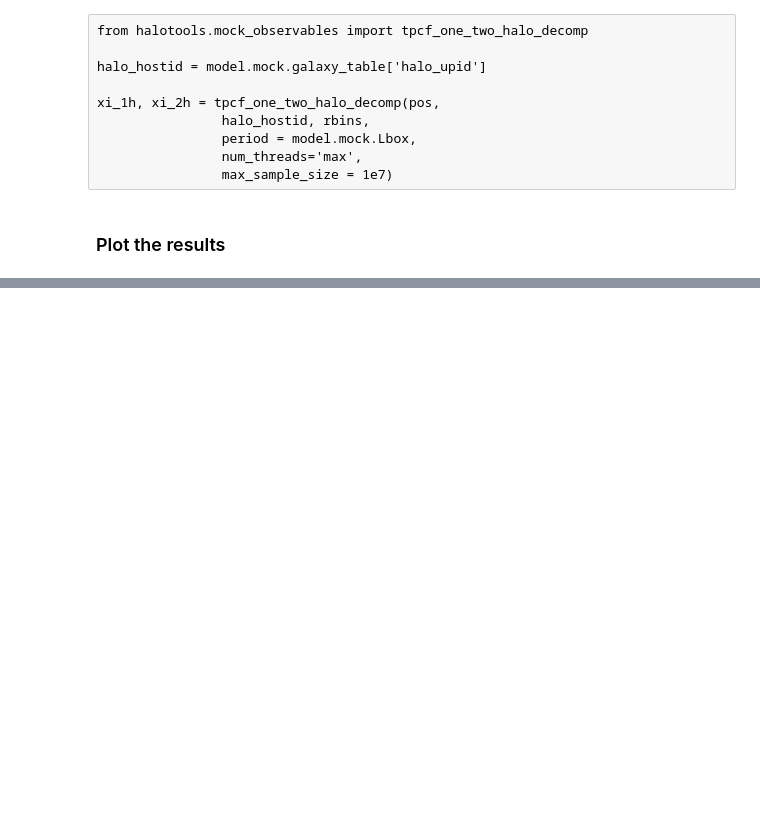
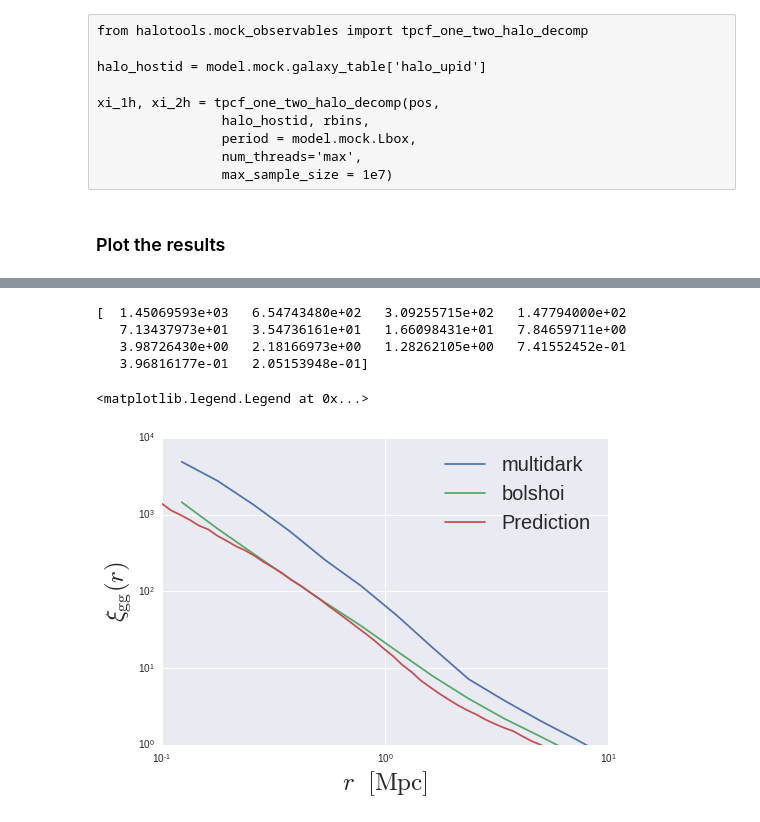
Before and after one commit to mclaughlin6464/HODEmulator, a Jupyter notebook: HalotoolsIssues/galaxy_catalog_analysis_tutorial2.ipynb, the cells around one changed output, grey strips where cells are left out. Cells and saved outputs as stored; diff of their text form; code cells hidden in the pictures; blank space fills up the shorter version.

```diff
--- a/HalotoolsIssues/galaxy_catalog_analysis_tutorial2.ipynb
+++ b/HalotoolsIssues/galaxy_catalog_analysis_tutorial2.ipynb
@@ -17,13 +17,13 @@ default halo catalog.
 import numpy as np
 # %%
 from halotools.empirical_models import PrebuiltHodModelFactory
-mname = 'leauthaud11'
+mname = 'Zheng07'
 model = PrebuiltHodModelFactory(mname)
 
-simname = 'multidark'
+simname = 'bolshoi'
 from halotools.sim_manager import CachedHaloCatalog
 halocat = CachedHaloCatalog(simname = simname, redshift = 0, halo_finder = 'rockstar')
-model.populate_mock(halocat)
+model.populate_mock(halocat, Num_ptcl_requirement = 0)
 # %% [markdown]
 Our mock galaxies are stored in the ``galaxy_table`` of ``model.mock``
 in the form of an Astropy Table.
@@ -52,6 +52,4 @@ rbins = np.logspace(-1, 1.25, 15)
 rbin_centers = (rbins[1:] + rbins[:-1])/2.
 
 xi_all = tpcf(pos, rbins, period = model.mock.Lbox, num_threads = 'max',
-             max_sample_size = 1e7)
-
-np.savetxt('%s_%s.npy'%(mname, simname), xi_all)
+             max_sample_size = 1e5)
@@ -130,22 +135,30 @@ plt.legend(loc='best', fontsize=20)
 # %%
 print xi_all
+# %% [output]
+[  1.45069593e+03   6.54743480e+02   3.09255715e+02   1.47794000e+02
+   7.13437973e+01   3.54736161e+01   1.66098431e+01   7.84659711e+00
+   3.98726430e+00   2.18166973e+00   1.28262105e+00   7.41552452e-01
+   3.96816177e-01   2.05153948e-01]
 # %%
-for simname in ['multidark', 'bolshoi', 'bolplanck', 'consuelo']:
+for simname in ['multidark', 'bolshoi']:#, 'bolplanck', 'consuelo']:
     xi_all = np.loadtxt('%s_%s.npy'%(mname, simname) )
     plt.plot(rbin_centers, xi_all,
              label=simname)
 
 plt.plot(rad, pred,  label = 'Prediction')
 #plt.plot(rbin_centers, xi_1h,
 #         label = '1-halo term')
 #plt.plot(rbin_centers, xi_2h,
 #         label = '2-halo term')
 
 plt.xlim(xmin = 0.1, xmax = 10)
 plt.ylim(ymin = 1, ymax = 1e4)
 plt.loglog()
 #plt.xticks(fontsize=20)
 #plt.yticks(fontsize=20)
 plt.xlabel(r'$r $  $\rm{[Mpc]}$', fontsize=25)
 plt.ylabel(r'$\xi_{\rm gg}(r)$', fontsize=25)
 plt.legend(loc='best', fontsize=20)
+# %% [output]
+<matplotlib.legend.Legend at 0x...>
+[figure, added]
```
Also changed, not shown: parts of 3 cells of this notebook, 1 other file.
